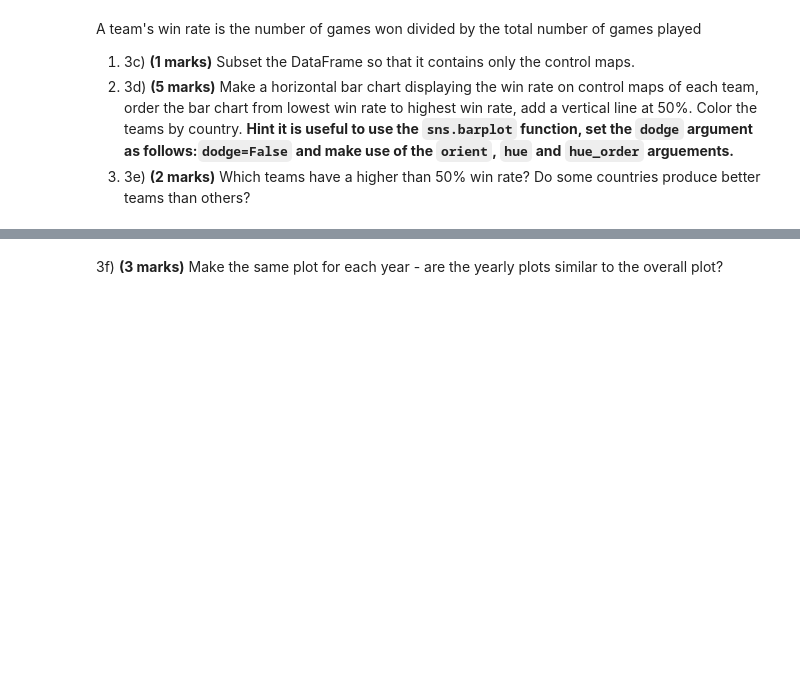
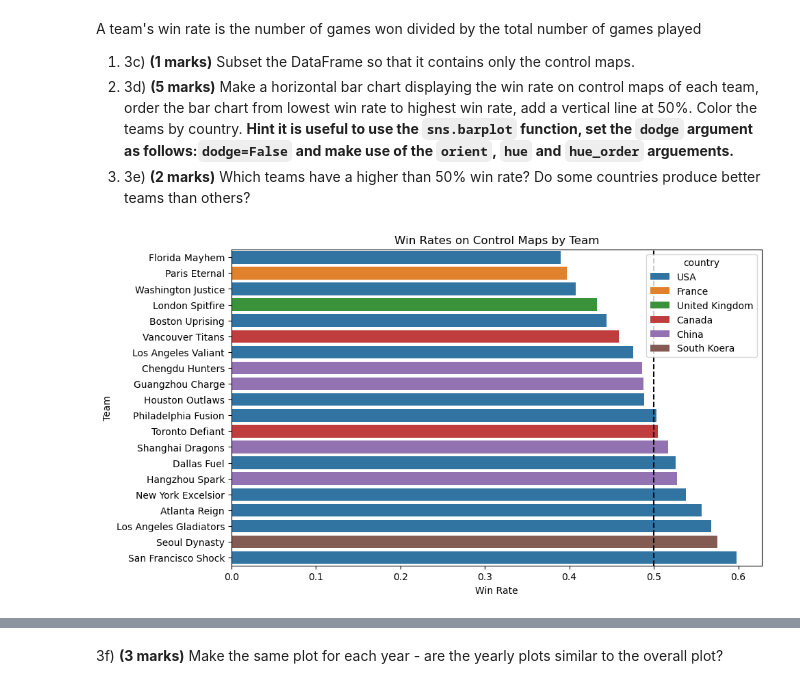
Before and after one commit to Ajay425/math-1130, a Jupyter notebook: assignment_1_alt/assignment_1_alt/assignment_1_STUDENT.ipynb, the cells around one changed output, grey strips where cells are left out. Cells and saved outputs as stored; diff of their text form; code cells hidden in the pictures; blank space fills up the shorter version.

```diff
--- a/assignment_1_alt/assignment_1_alt/assignment_1_STUDENT.ipynb
+++ b/assignment_1_alt/assignment_1_alt/assignment_1_STUDENT.ipynb
@@ -183,2 +206,10 @@ print(df[['round_start_time', 'round_end_time', 'year']].head())
 # %% [markdown]
 3b) **(1 marks)** Create and print a dictionary called `country` with team names as keys and their corresponding country as the entries.
+# %%
+##3b
+country = {'Atlanta Reign' : 'USA', 'Boston Uprising':'USA', 'Chengdu Hunters': 'China', 'Dallas Fuel':'USA' , 'Florida Mayhem':'USA', 'Guangzhou Charge': 'China',
+          'Hangzhou Spark':'China', 'Houston Outlaws': 'USA', 'London Spitfire':'United Kingdom', 'Los Angeles Gladiators': 'USA', 'Los Angeles Valiant': 'USA', 'New York Excelsior':'USA',
+          'Paris Eternal':'France', 'Philadelphia Fusion':'USA', 'San Francisco Shock':'USA', 'Seoul Dynasty':'South Koera',
+          'Shanghai Dragons': 'China', 'Toronto Defiant': 'Canada', 'Vancouver Titans': 'Canada', 'Washington Justice':'USA'}
+
+print(country)
@@ -187,3 +220,32 @@ A team's win rate is the number of games won divided by the total number of game
 1. 3c) **(1 marks)** Subset the DataFrame so that it contains only the control maps.
 2. 3d) **(5 marks)** Make a horizontal bar chart displaying the win rate on control maps of each team, order the bar chart from lowest win rate to highest win rate, add a vertical line at 50%. Color the teams by country. **Hint it is useful to use the `sns.barplot` function, set the `dodge` argument as follows:`dodge=False` and make use of the `orient`, `hue` and `hue_order` arguements.**
 3. 3e) **(2 marks)** Which teams have a higher than 50% win rate? Do some countries produce better teams than others?
+# %%
+##3c
+control_maps = df[df['map_type']=='control']
+# %%
+##3d
+winner = control_maps["map_winner"].value_counts()
+total_games1 = control_maps['team_one_name'].value_counts()
+total_games2 = control_maps['team_two_name'].value_counts()
+total_games = total_games1.add(total_games2, fill_value=0)
+
+win_rate = winner / total_games
+
+win_rate_df = win_rate.reset_index(name='win_rate').sort_values('win_rate')
+win_rate_df.columns = ['team', 'win_rate']
+
+win_rate_df['country'] = win_rate_df['team'].map(country)  # Ensure 'country' dictionary exists
+
+plt.figure(figsize=(10, 6))  # Correct figure size
+sns.barplot(data=win_rate_df, x='win_rate', y='team', hue='country', dodge=False, orient='h')
+
+plt.axvline(0.5, color='black', linestyle='--')
+
+plt.title("Win Rates on Control Maps by Team")
+plt.xlabel('Win Rate')
+plt.ylabel('Team')
+
+plt.show()
+# %% [output]
+[figure, added]
```
Also changed, not shown: parts of 11 cells of this notebook.
